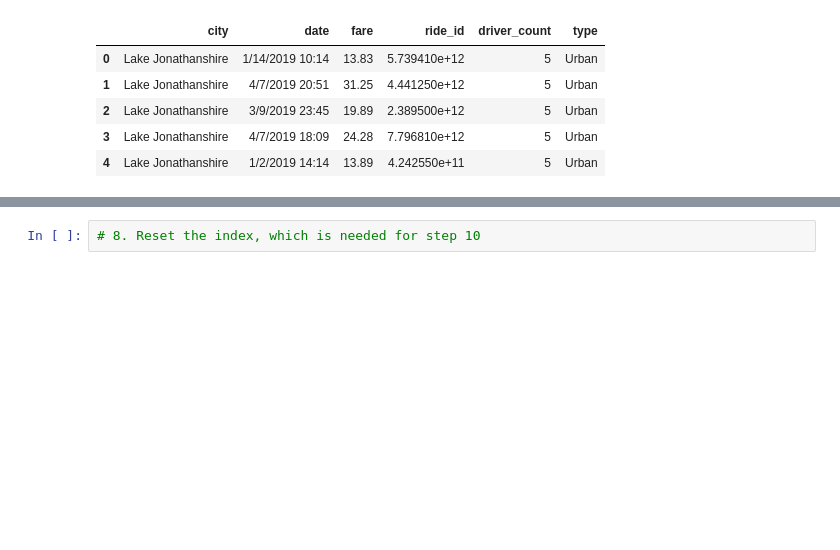
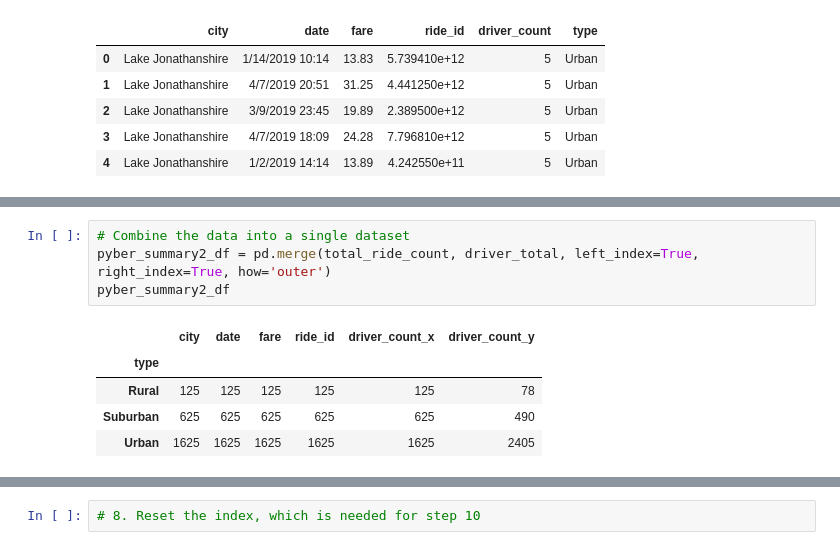
Before and after one commit to emmysobieski/PyBer_Analysis, a Jupyter notebook: Pyber_Challenge.ipynb, the cells around one changed output, grey strips where cells are left out. Drawn from its saved outputs; the diff is of its cells as text; blank space fills up the shorter version.

```diff
--- a/Pyber_Challenge.ipynb
+++ b/Pyber_Challenge.ipynb
@@ -81,0 +82,10 @@ dtype: float64
+# %%
+# Combine the data into a single dataset
+pyber_summary2_df = pd.merge(total_ride_count, driver_total, left_index=True, right_index=True, how='outer')
+pyber_summary2_df
+# %% [output]
+|  | city | date | fare | ride_id | driver_count_x | driver_count_y |
+| type |  |  |  |  |  |  |
+| Rural | 125 | 125 | 125 | 125 | 125 | 78 |
+| Suburban | 625 | 625 | 625 | 625 | 625 | 490 |
+| Urban | 1625 | 1625 | 1625 | 1625 | 1625 | 2405 |
```
Also changed, not shown: parts of 21 cells of this notebook.
